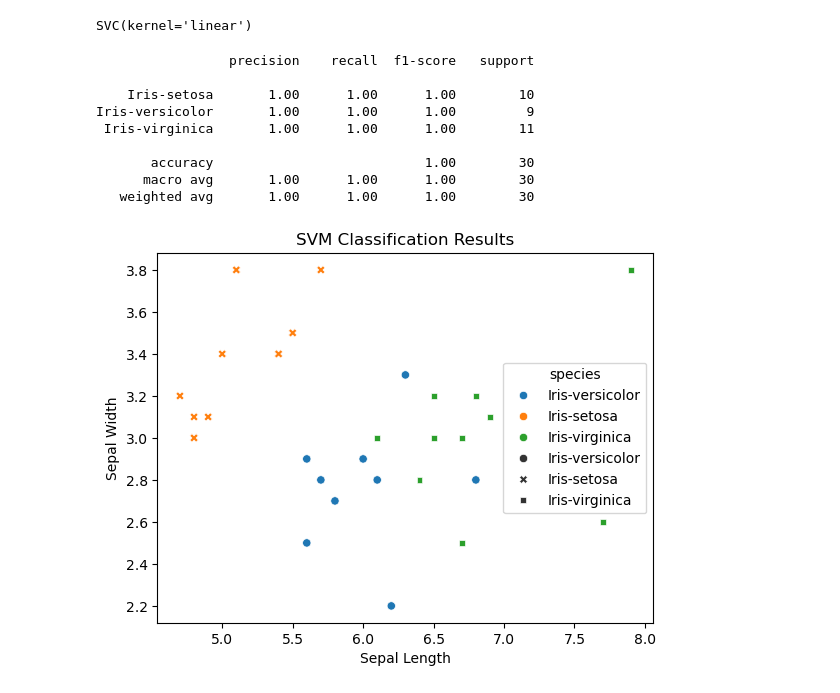
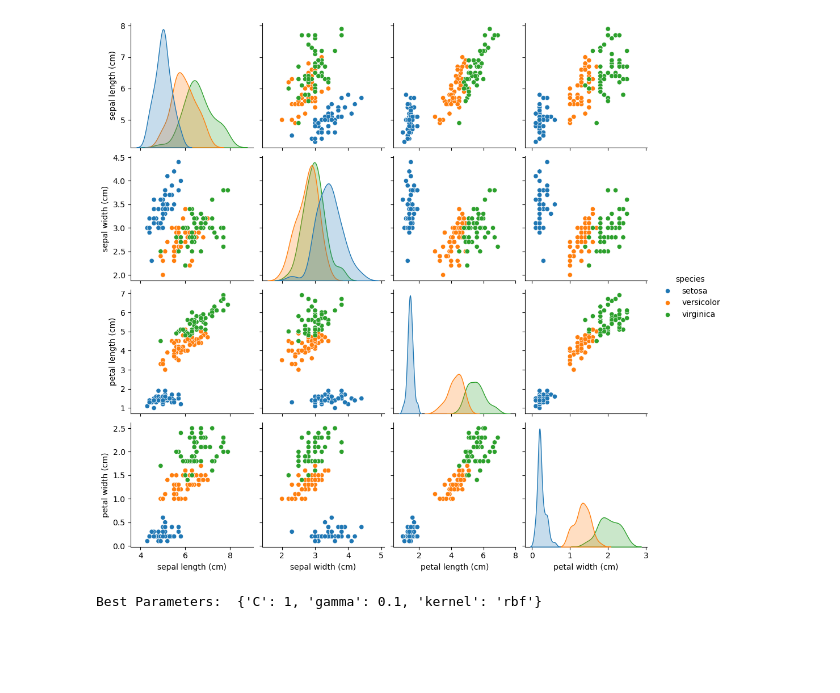
Before and after one commit to Yogeshwar-CM/IRIS-Classification, a Jupyter notebook: main.ipynb, the cells around one changed output. Drawn from its saved outputs; the diff is of its cells as text; code cells hidden in the pictures; blank space fills up the shorter version.

Commit message:
Updates
Enhancements to the Iris Flower Classification project using SVM, including hyperparameter tuning, cross-validation, model comparison, and visualization techniques

```diff
--- a/main.ipynb
+++ b/main.ipynb
@@ -25,30 +14,13 @@ X_train, X_test, y_train, y_test = train_test_split(X, y, test_size=0.2, random_
-# %%
-model = svm.SVC(kernel='linear')
-
-# Train the model
-model.fit(X_train, y_train)
-# %% [output]
-SVC(kernel='linear')
-# %%
-y_pred = model.predict(X_test)
-
-# Print the classification report
-print(classification_report(y_test, y_pred))
-
-# Plotting the results
-sns.scatterplot(x=X_test['sepal_length'], y=X_test['sepal_width'], hue=y_pred, style=y_test)
-plt.title('SVM Classification Results')
-plt.xlabel('Sepal Length')
-plt.ylabel('Sepal Width')
-plt.show()
-# %% [output]
-                 precision    recall  f1-score   support
-
-    Iris-setosa       1.00      1.00      1.00        10
-Iris-versicolor       1.00      1.00      1.00         9
- Iris-virginica       1.00      1.00      1.00        11
-
-       accuracy                           1.00        30
-      macro avg       1.00      1.00      1.00        30
-   weighted avg       1.00      1.00      1.00        30
-[figure, removed]
+# %%
+iris = datasets.load_iris()
+X = iris.data
+y = iris.target
+feature_names = iris.feature_names
+target_names = iris.target_names
+
+df = pd.DataFrame(data=X, columns=feature_names)
+df['species'] = pd.Categorical.from_codes(y, target_names)
+sns.pairplot(df, hue='species')
+plt.show()
+# %% [output]
+[figure, added]
@@ -54,0 +36,12 @@ Iris-versicolor       1.00      1.00      1.00         9
+# %%
+param_grid = {
+    'C': [0.1, 1, 10],
+    'gamma': [0.01, 0.1, 1],
+    'kernel': ['linear', 'rbf']
+}
+grid_search = GridSearchCV(SVC(), param_grid, cv=5)
+grid_search.fit(X_train, y_train)
+
+print("Best Parameters: ", grid_search.best_params_)
+# %% [output]
+Best Parameters:  {'C': 1, 'gamma': 0.1, 'kernel': 'rbf'}
```
Also changed, not shown: parts of 8 cells of this notebook, 1 other file.
